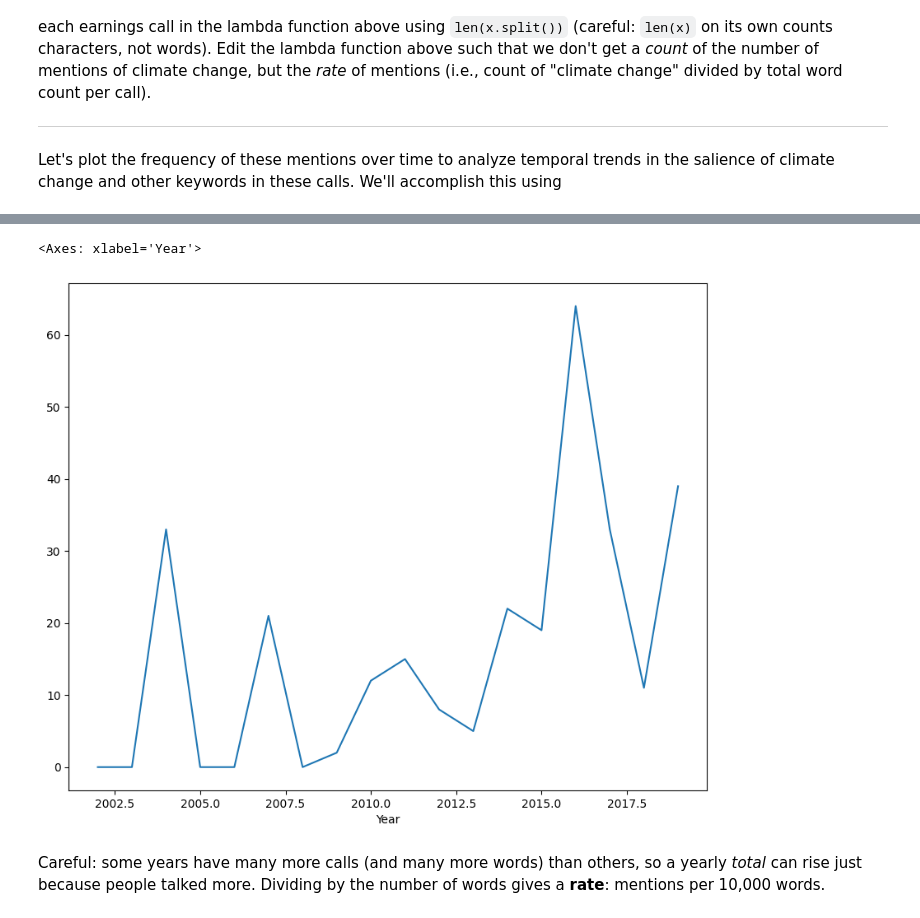
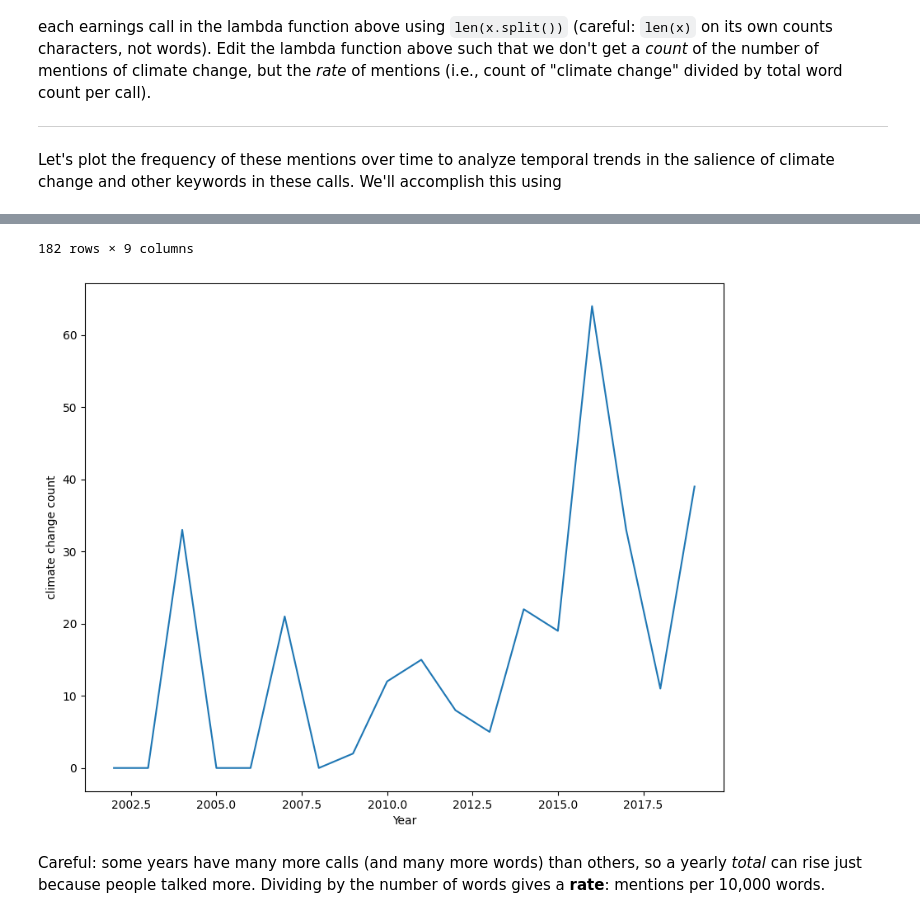
Before and after one commit to ellaxcode/QM2, a Jupyter notebook: notebooks/W04.21_Natural_Language_Processing.ipynb, the cells around one changed output, grey strips where cells are left out. Cells and saved outputs as stored; diff of their text form; code cells hidden in the pictures.

```diff
--- a/notebooks/W04.21_Natural_Language_Processing.ipynb
+++ b/notebooks/W04.21_Natural_Language_Processing.ipynb
@@ -300,6 +287,7 @@ df[['Title','global warming','carbon capture','sustainability']]
 # %%
 # extract the year from the date column
 df['Year']=df['Date'].dt.year
+
 
 # group the dataframe by year, calculating the sum of the "climate change" column
 # save it as a new dataframe called "yearly"
@@ -307,4 +295,8 @@ yearly=df.groupby('Year')['climate change'].sum()       #one row per unique Year
 
 # plot yearly
 yearly.plot()
+plt.ylabel("climate change count")
+yearly
+
+df
 # %% [output]
@@ -311,5 +315,5 @@ yearly.plot()
-<Axes: xlabel='Year'>
+182 rows × 9 columns
-[figure, old version]
+[figure, new version]
 # %% [markdown]
 Careful: some years have many more calls (and many more words) than others, so a yearly *total* can rise just because people talked more. Dividing by the number of words gives a **rate**: mentions per 10,000 words.
 # %%
```
Also changed, not shown: parts of 23 cells of this notebook.
